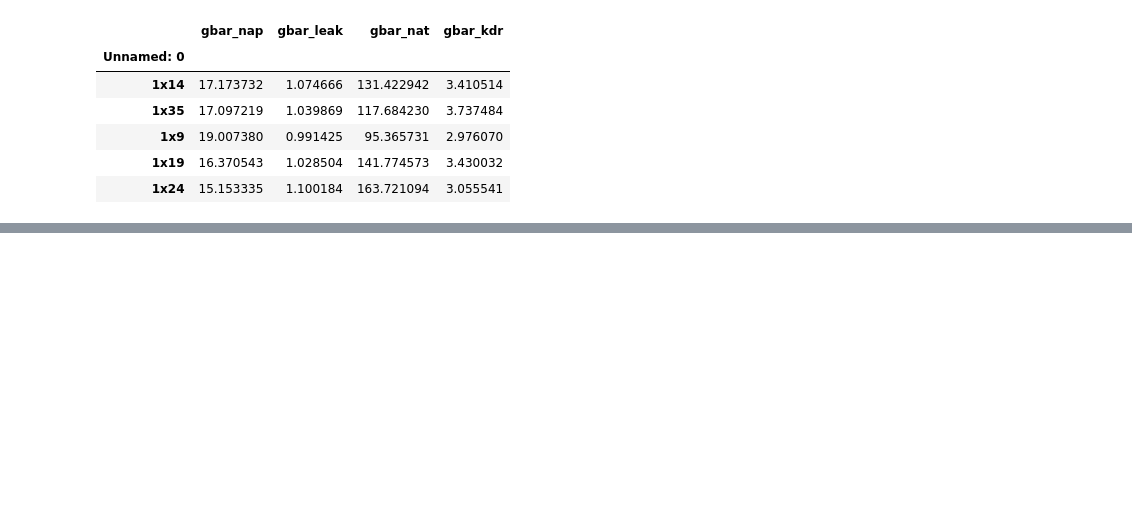
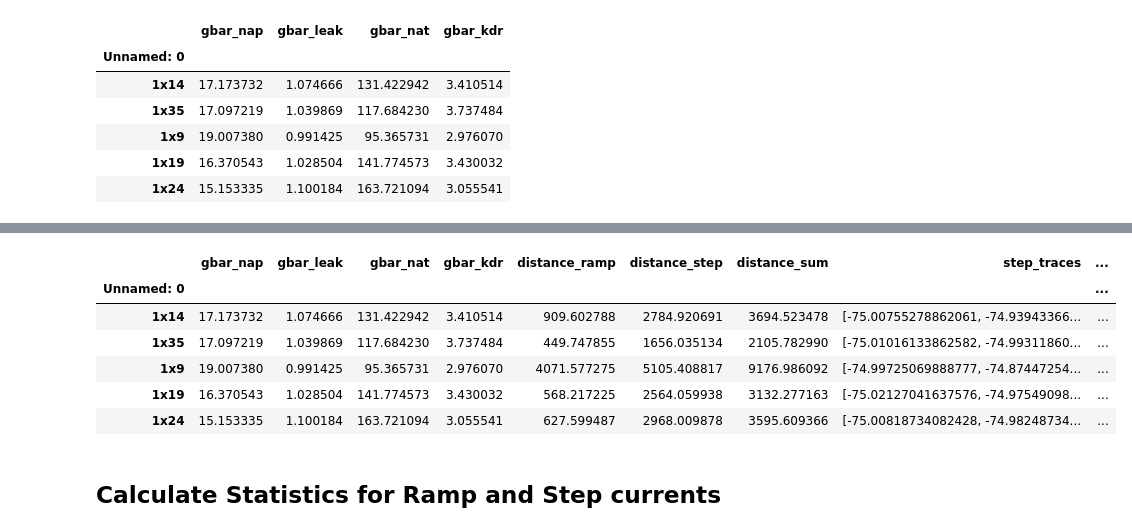
Before and after one commit to alTeska/DAP_analysis, a Jupyter notebook: param_analysis/notebooks/features_from_df_0705.ipynb, the cells around one changed output, grey strips where cells are left out. Saved outputs shown, nothing was run; the diff lists cells and outputs as text; code cells hidden in the pictures; blank space fills up the shorter version.

```diff
--- a/param_analysis/notebooks/features_from_df_0705.ipynb
+++ b/param_analysis/notebooks/features_from_df_0705.ipynb
@@ -93,14 +71,14 @@ for i, j in tqdm(df_param.iterrows()):
     U_ramp_x = dap.simulate(dtr, tr, Ir)
 
     # run model
-    U_steps.append(U_step_x)
-    U_ramps.append(U_ramp_x)
+    U_steps.append(U_step_x.transpose()[0])
+    U_ramps.append(U_ramp_x.transpose()[0])
 
     # calculate distance for both currents
     dis_step = distance.euclidean(vs, U_step_x)
     dis_ramp = distance.euclidean(vr, U_ramp_x)
 
     # save into new columns
-    df_paramT.loc[i, 'distance_ramp'] = dis_ramp
-    df_paramT.loc[i, 'distance_step'] = dis_step
-    df_paramT.loc[i, 'distance_sum'] = dis_ramp + dis_step
+    df_param.loc[i, 'distance_ramp'] = dis_ramp
+    df_param.loc[i, 'distance_step'] = dis_step
+    df_param.loc[i, 'distance_sum'] = dis_ramp + dis_step
@@ -106,0 +95,4 @@ for i, j in tqdm(df_param.iterrows()):
+# %%
+df_step = pd.DataFrame({'step_traces': U_steps})
+df_step.set_index(df_param.index.values, inplace=True)
+df_step.head()
@@ -106,0 +106,4 @@ for i, j in tqdm(df_param.iterrows()):
+# %%
+df_ramp = pd.DataFrame({'ramp_traces': U_ramps})
+df_ramp.set_index(df_param.index.values, inplace=True)
+df_ramp.head()
@@ -106,0 +117,10 @@ for i, j in tqdm(df_param.iterrows()):
+# %%
+result = pd.merge(
+    df_param,
+    df_step,
+    how='left',
+    left_index=True, # Merge on both indexes, since right only has 0...
+    right_index=True # all the other rows will be NaN
+)
+
+result.head()
@@ -106,0 +135,20 @@ for i, j in tqdm(df_param.iterrows()):
+# %%
+df_traces = pd.merge(
+    result,
+    df_ramp,
+    how='left',
+    left_index=True, # Merge on both indexes, since right only has 0...
+    right_index=True # all the other rows will be NaN
+)
+
+df_traces.head()
+# %% [output]
+|  | gbar_nap | gbar_leak | gbar_nat | gbar_kdr | distance_ramp | distance_step | distance_sum | step_traces | ... |
+| Unnamed: 0 |  |  |  |  |  |  |  |  | ... |
+| 1x14 | 17.173732 | 1.074666 | 131.422942 | 3.410514 | 909.602788 | 2784.920691 | 3694.523478 | [-75.00755278862061, -74.93943366... | ... |
+| 1x35 | 17.097219 | 1.039869 | 117.684230 | 3.737484 | 449.747855 | 1656.035134 | 2105.782990 | [-75.01016133862582, -74.99311860... | ... |
+| 1x9 | 19.007380 | 0.991425 | 95.365731 | 2.976070 | 4071.577275 | 5105.408817 | 9176.986092 | [-74.99725069888777, -74.87447254... | ... |
+| 1x19 | 16.370543 | 1.028504 | 141.774573 | 3.430032 | 568.217225 | 2564.059938 | 3132.277163 | [-75.02127041637576, -74.97549098... | ... |
+| 1x24 | 15.153335 | 1.100184 | 163.721094 | 3.055541 | 627.599487 | 2968.009878 | 3595.609366 | [-75.00818734082428, -74.98248734... | ... |
+# %% [markdown]
+## Calculate Statistics for Ramp and Step currents
```
Also changed, not shown: parts of 32 cells of this notebook, 6 other files.
